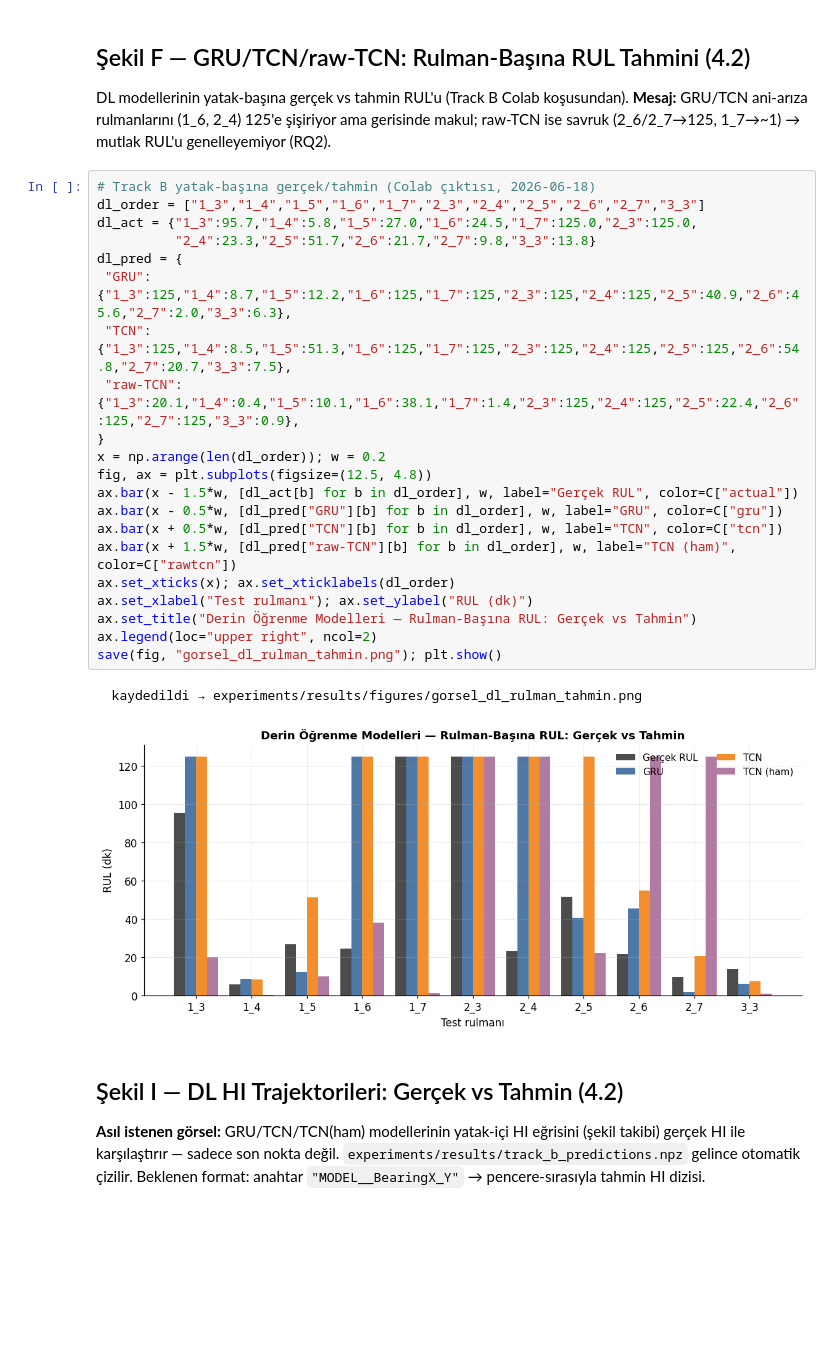
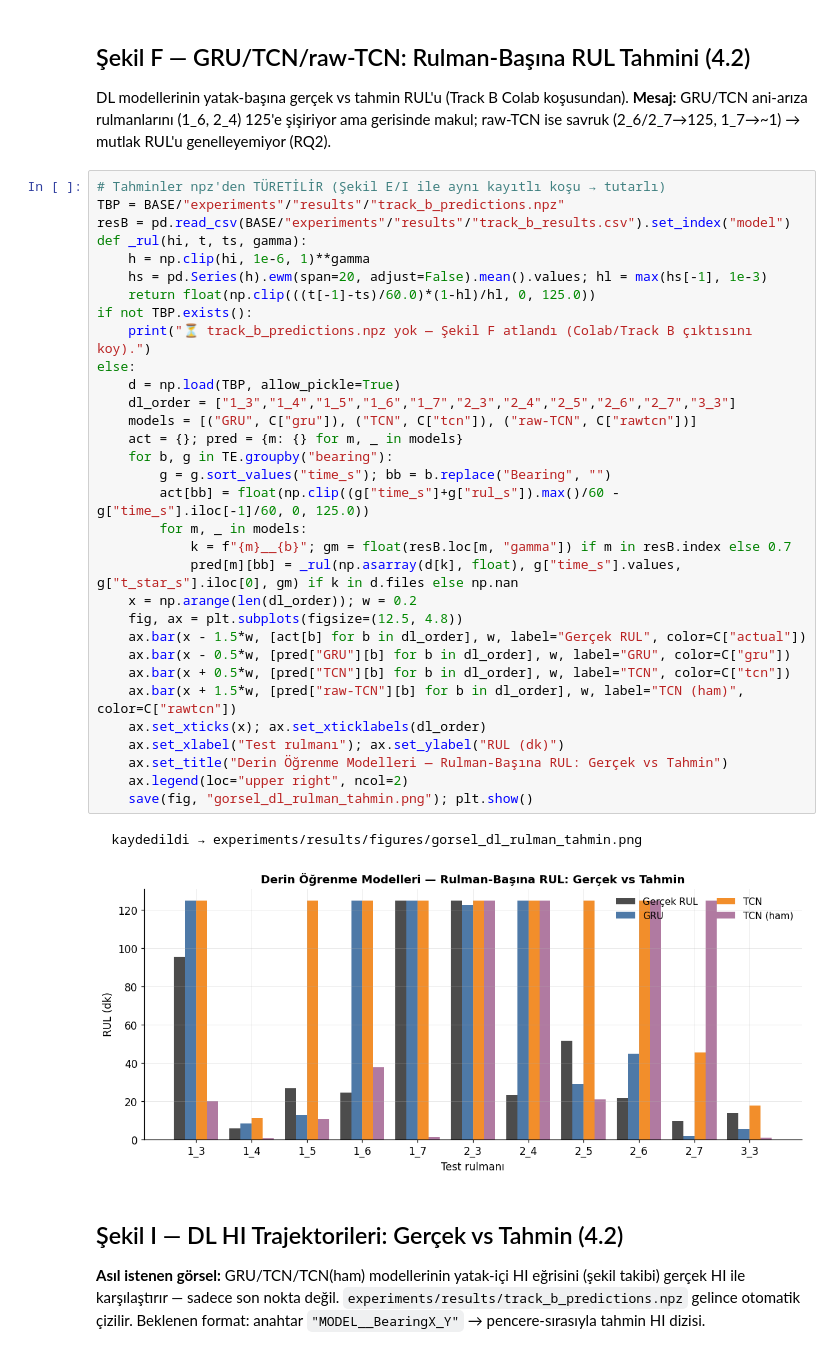
Before and after one commit to cerennr/femto-bearing-rul, a Jupyter notebook: notebooks/tez_gorseller.ipynb, the cells around one changed output. Drawn from its saved outputs; the diff is of its cells as text; blank space fills up the shorter version.

```diff
--- a/notebooks/tez_gorseller.ipynb
+++ b/notebooks/tez_gorseller.ipynb
@@ -393,30 +393,41 @@ save(fig, "gorsel_model_karsilastirma.png"); plt.show()
 DL modellerinin yatak-başına gerçek vs tahmin RUL'u (Track B Colab koşusundan). **Mesaj:** GRU/TCN
 ani-arıza rulmanlarını (1_6, 2_4) 125'e şişiriyor ama gerisinde makul; raw-TCN ise savruk
 (2_6/2_7→125, 1_7→~1) → mutlak RUL'u genelleyemiyor (RQ2).
-# %%
-# Track B yatak-başına gerçek/tahmin (Colab çıktısı, 2026-06-18)
-dl_order = ["1_3","1_4","1_5","1_6","1_7","2_3","2_4","2_5","2_6","2_7","3_3"]
-dl_act = {"1_3":95.7,"1_4":5.8,"1_5":27.0,"1_6":24.5,"1_7":125.0,"2_3":125.0,
-          "2_4":23.3,"2_5":51.7,"2_6":21.7,"2_7":9.8,"3_3":13.8}
-dl_pred = {
- "GRU":     {"1_3":125,"1_4":8.7,"1_5":12.2,"1_6":125,"1_7":125,"2_3":125,"2_4":125,"2_5":40.9,"2_6":45.6,"2_7":2.0,"3_3":6.3},
- "TCN":     {"1_3":125,"1_4":8.5,"1_5":51.3,"1_6":125,"1_7":125,"2_3":125,"2_4":125,"2_5":125,"2_6":54.8,"2_7":20.7,"3_3":7.5},
- "raw-TCN": {"1_3":20.1,"1_4":0.4,"1_5":10.1,"1_6":38.1,"1_7":1.4,"2_3":125,"2_4":125,"2_5":22.4,"2_6":125,"2_7":125,"3_3":0.9},
-}
-x = np.arange(len(dl_order)); w = 0.2
-fig, ax = plt.subplots(figsize=(12.5, 4.8))
-ax.bar(x - 1.5*w, [dl_act[b] for b in dl_order], w, label="Gerçek RUL", color=C["actual"])
-ax.bar(x - 0.5*w, [dl_pred["GRU"][b] for b in dl_order], w, label="GRU", color=C["gru"])
-ax.bar(x + 0.5*w, [dl_pred["TCN"][b] for b in dl_order], w, label="TCN", color=C["tcn"])
-ax.bar(x + 1.5*w, [dl_pred["raw-TCN"][b] for b in dl_order], w, label="TCN (ham)", color=C["rawtcn"])
-ax.set_xticks(x); ax.set_xticklabels(dl_order)
-ax.set_xlabel("Test rulmanı"); ax.set_ylabel("RUL (dk)")
-ax.set_title("Derin Öğrenme Modelleri — Rulman-Başına RUL: Gerçek vs Tahmin")
-ax.legend(loc="upper right", ncol=2)
-save(fig, "gorsel_dl_rulman_tahmin.png"); plt.show()
-# %% [output]
-  kaydedildi → experiments/results/figures/gorsel_dl_rulman_tahmin.png
-[figure, removed]
+# %%
+# Tahminler npz'den TÜRETİLİR (Şekil E/I ile aynı kayıtlı koşu → tutarlı)
+TBP = BASE/"experiments"/"results"/"track_b_predictions.npz"
+resB = pd.read_csv(BASE/"experiments"/"results"/"track_b_results.csv").set_index("model")
+def _rul(hi, t, ts, gamma):
+    h = np.clip(hi, 1e-6, 1)**gamma
+    hs = pd.Series(h).ewm(span=20, adjust=False).mean().values; hl = max(hs[-1], 1e-3)
+    return float(np.clip(((t[-1]-ts)/60.0)*(1-hl)/hl, 0, 125.0))
+if not TBP.exists():
+    print("⏳ track_b_predictions.npz yok — Şekil F atlandı (Colab/Track B çıktısını koy).")
+else:
+    d = np.load(TBP, allow_pickle=True)
+    dl_order = ["1_3","1_4","1_5","1_6","1_7","2_3","2_4","2_5","2_6","2_7","3_3"]
+    models = [("GRU", C["gru"]), ("TCN", C["tcn"]), ("raw-TCN", C["rawtcn"])]
+    act = {}; pred = {m: {} for m, _ in models}
+    for b, g in TE.groupby("bearing"):
+        g = g.sort_values("time_s"); bb = b.replace("Bearing", "")
+        act[bb] = float(np.clip((g["time_s"]+g["rul_s"]).max()/60 - g["time_s"].iloc[-1]/60, 0, 125.0))
+        for m, _ in models:
+            k = f"{m}__{b}"; gm = float(resB.loc[m, "gamma"]) if m in resB.index else 0.7
+            pred[m][bb] = _rul(np.asarray(d[k], float), g["time_s"].values, g["t_star_s"].iloc[0], gm) if k in d.files else np.nan
+    x = np.arange(len(dl_order)); w = 0.2
+    fig, ax = plt.subplots(figsize=(12.5, 4.8))
+    ax.bar(x - 1.5*w, [act[b] for b in dl_order], w, label="Gerçek RUL", color=C["actual"])
+    ax.bar(x - 0.5*w, [pred["GRU"][b] for b in dl_order], w, label="GRU", color=C["gru"])
+    ax.bar(x + 0.5*w, [pred["TCN"][b] for b in dl_order], w, label="TCN", color=C["tcn"])
+    ax.bar(x + 1.5*w, [pred["raw-TCN"][b] for b in dl_order], w, label="TCN (ham)", color=C["rawtcn"])
+    ax.set_xticks(x); ax.set_xticklabels(dl_order)
+    ax.set_xlabel("Test rulmanı"); ax.set_ylabel("RUL (dk)")
+    ax.set_title("Derin Öğrenme Modelleri — Rulman-Başına RUL: Gerçek vs Tahmin")
+    ax.legend(loc="upper right", ncol=2)
+    save(fig, "gorsel_dl_rulman_tahmin.png"); plt.show()
+# %% [output]
+  kaydedildi → experiments/results/figures/gorsel_dl_rulman_tahmin.png
+[figure, added]
 # %% [markdown]
 ## Şekil I — DL HI Trajektorileri: Gerçek vs Tahmin (4.2)
 
```
Also changed, not shown: parts of 4 cells of this notebook, 11 other files.
